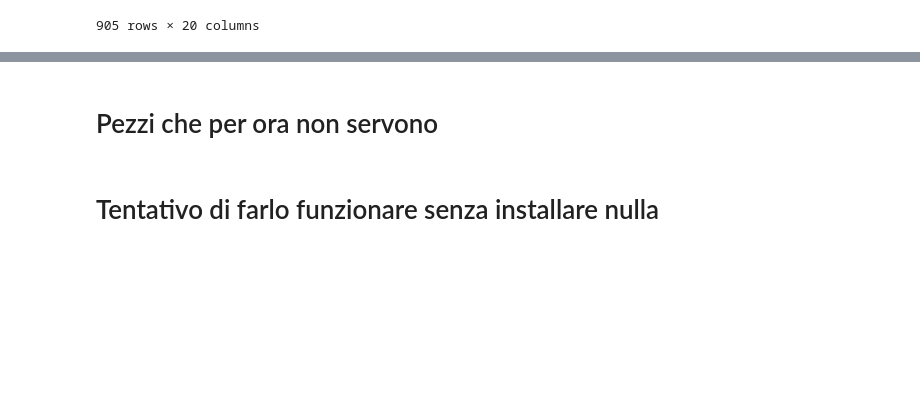
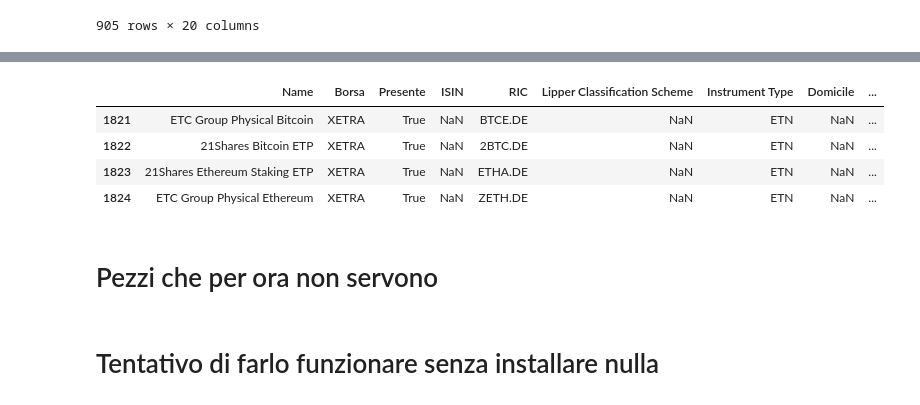
Before and after one commit to marco2012/Stock-Indexes-Historical-Data, a Jupyter notebook: ETF/Refinitiv.ipynb, the cells around one changed output, grey strips where cells are left out. Cells and saved outputs as stored; diff of their text form; code cells hidden in the pictures; blank space fills up the shorter version.

```diff
--- a/ETF/Refinitiv.ipynb
+++ b/ETF/Refinitiv.ipynb
@@ -103,6 +103,8 @@ response.data.df
 | 2023-12-28 | 36.15 | 36.18 | 35.536 | <NA> | 3796368.832 | 13.344 | 13.344 | 13.092 | <NA> | 1226857.704 | ... |
 | 2023-12-29 | 35.714 | 36.14 | 35.584 | <NA> | 1286235.178 | 13.138 | 13.3 | 13.101 | <NA> | 529439.592 | ... |
 905 rows × 20 columns
+# %%
+etf=etf.iloc[-4:]
 # %%
 errori = []
 errori_nomi = []
@@ -159,5 +149,13 @@ pd.Series(errori_nomi).to_csv("etf_errati.csv")
 # %%
 rd.close_session()
+# %%
+etf
+# %% [output]
+|  | Name | Borsa | Presente | ISIN | RIC | Lipper Classification Scheme | Instrument Type | Domicile | ... |
+| 1821 | ETC Group Physical Bitcoin | XETRA | True | NaN | BTCE.DE | NaN | ETN | NaN | ... |
+| 1822 | 21Shares Bitcoin ETP | XETRA | True | NaN | 2BTC.DE | NaN | ETN | NaN | ... |
+| 1823 | 21Shares Ethereum Staking ETP | XETRA | True | NaN | ETHA.DE | NaN | ETN | NaN | ... |
+| 1824 | ETC Group Physical Ethereum | XETRA | True | NaN | ZETH.DE | NaN | ETN | NaN | ... |
 # %% [markdown]
 # Pezzi che per ora non servono
 # %%
```
Also changed, not shown: parts of 3 cells of this notebook, 10 other files.
